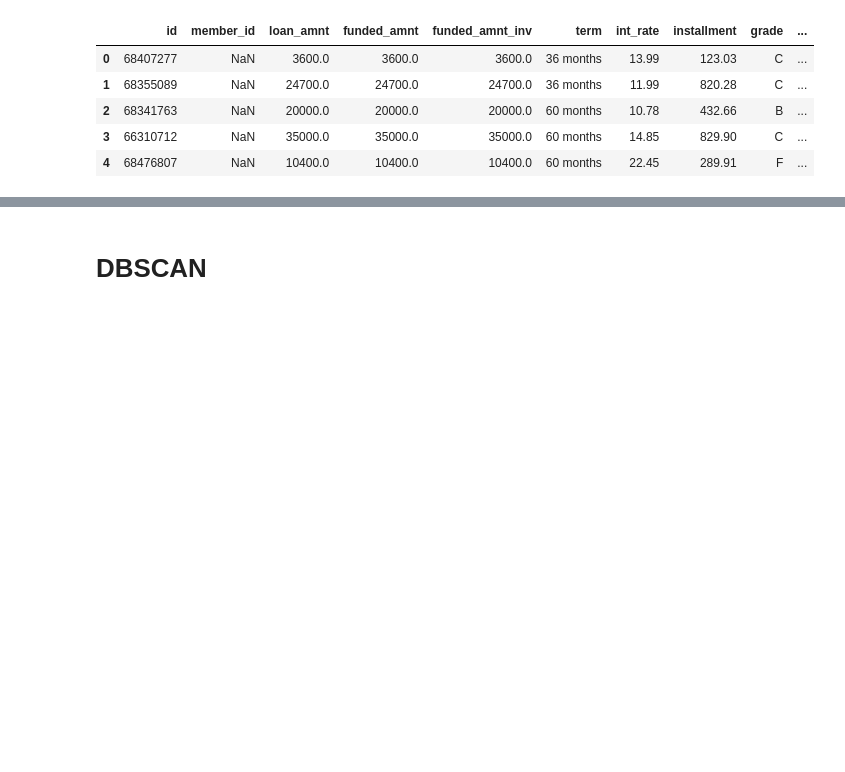
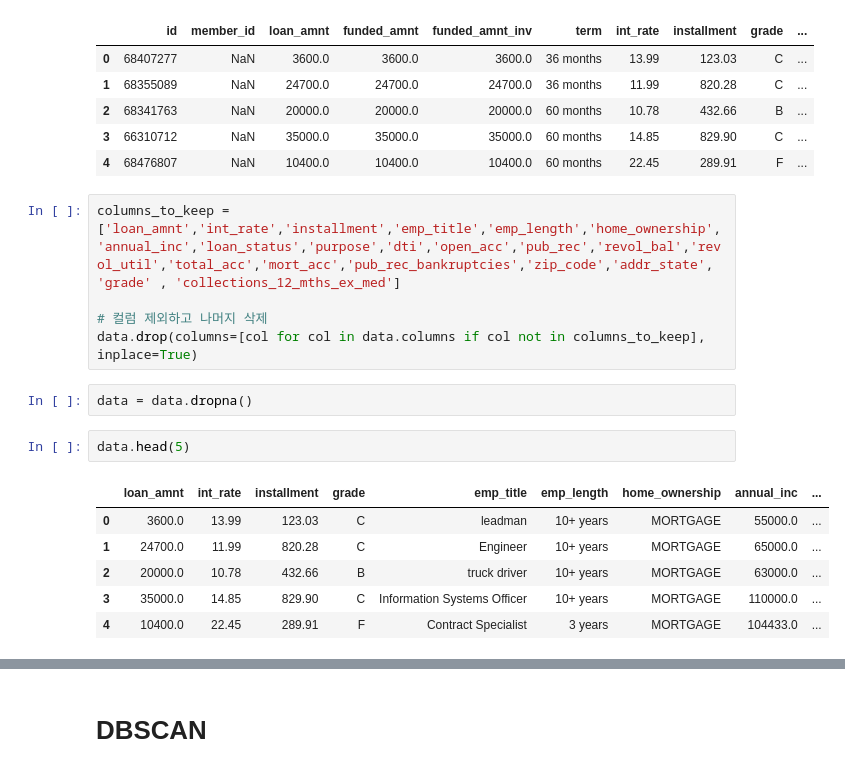
Before and after one commit to jiyoungeeeeeeeeeeeeeeeeeeeee/MLOps, a Jupyter notebook: feature_engineering.ipynb, the cells around one changed output, grey strips where cells are left out. Cells and saved outputs as stored; diff of their text form; blank space fills up the shorter version.

```diff
--- a/feature_engineering.ipynb
+++ b/feature_engineering.ipynb
@@ -18,3 +29,19 @@ data.head(5)
 | 2 | 68341763 | NaN | 20000.0 | 20000.0 | 20000.0 | 60 months | 10.78 | 432.66 | B | ... |
 | 3 | 66310712 | NaN | 35000.0 | 35000.0 | 35000.0 | 60 months | 14.85 | 829.90 | C | ... |
 | 4 | 68476807 | NaN | 10400.0 | 10400.0 | 10400.0 | 60 months | 22.45 | 289.91 | F | ... |
+# %%
+columns_to_keep = ['loan_amnt','int_rate','installment','emp_title','emp_length','home_ownership','annual_inc','loan_status','purpose','dti','open_acc','pub_rec','revol_bal','revol_util','total_acc','mort_acc','pub_rec_bankruptcies','zip_code','addr_state', 'grade' , 'collections_12_mths_ex_med']
+
+# 컬럼 제외하고 나머지 삭제
+data.drop(columns=[col for col in data.columns if col not in columns_to_keep], inplace=True)
+# %%
+data = data.dropna()
+# %%
+data.head(5)
+# %% [output]
+|  | loan_amnt | int_rate | installment | grade | emp_title | emp_length | home_ownership | annual_inc | ... |
+| 0 | 3600.0 | 13.99 | 123.03 | C | leadman | 10+ years | MORTGAGE | 55000.0 | ... |
+| 1 | 24700.0 | 11.99 | 820.28 | C | Engineer | 10+ years | MORTGAGE | 65000.0 | ... |
+| 2 | 20000.0 | 10.78 | 432.66 | B | truck driver | 10+ years | MORTGAGE | 63000.0 | ... |
+| 3 | 35000.0 | 14.85 | 829.90 | C | Information Systems Officer | 10+ years | MORTGAGE | 110000.0 | ... |
+| 4 | 10400.0 | 22.45 | 289.91 | F | Contract Specialist | 3 years | MORTGAGE | 104433.0 | ... |
```
Also changed, not shown: parts of 13 cells of this notebook, 1 other file.
